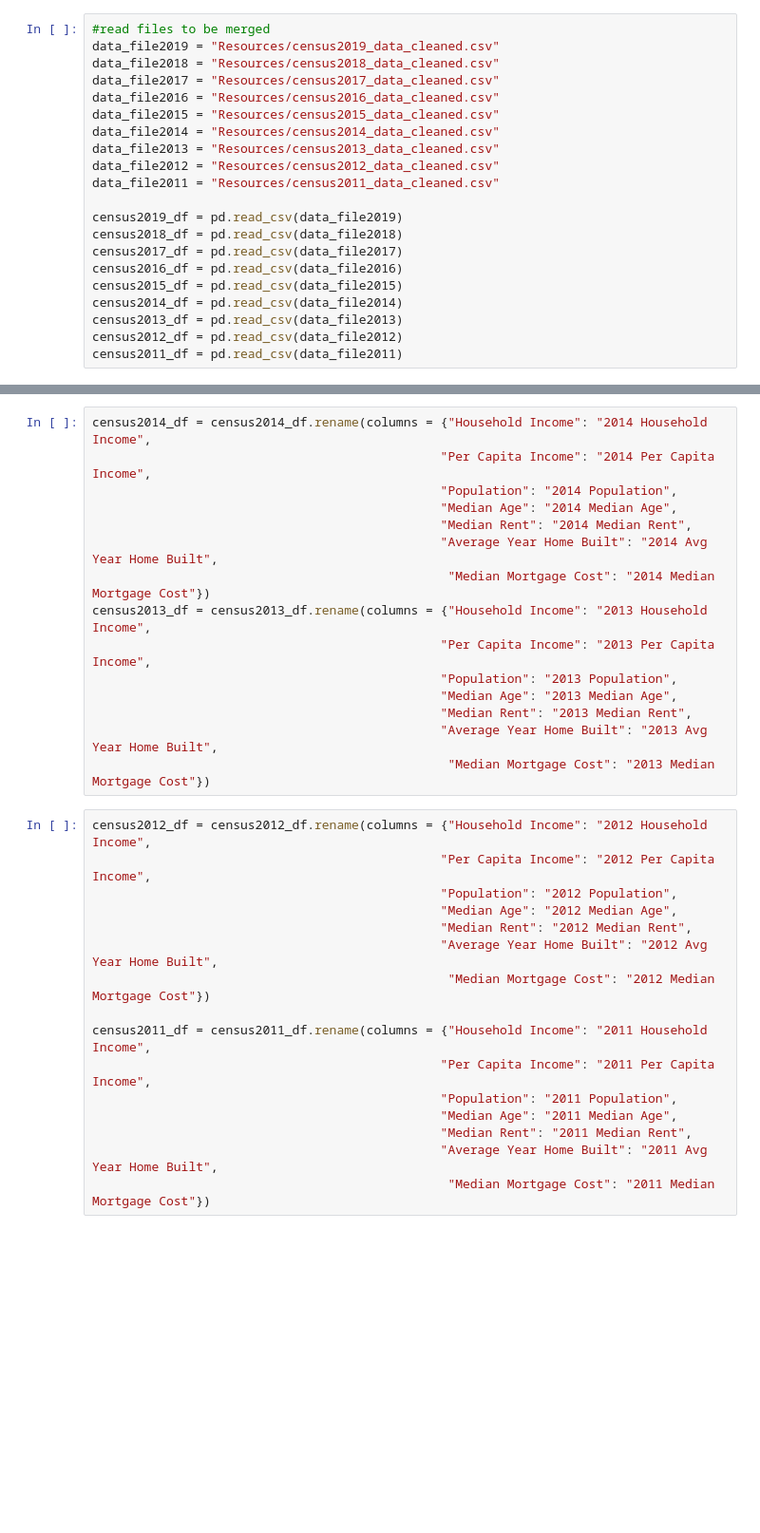
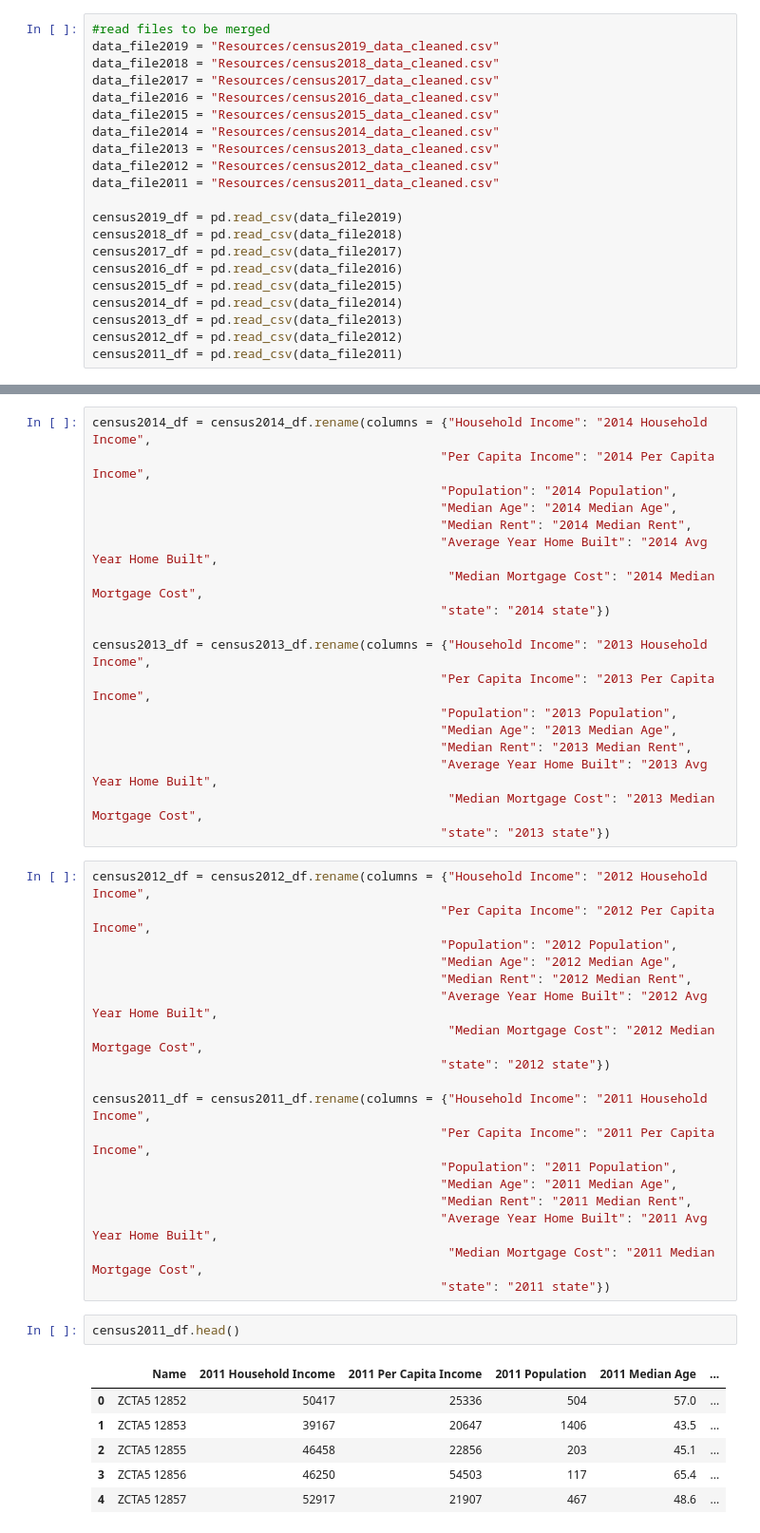
Before and after one commit to 104ambrown/A-Dictionary-of-Data-AnaLists, a Jupyter notebook: merged_census_database.ipynb, the cells around one changed output, grey strips where cells are left out. Shown at 95% size. Drawn from its saved outputs; the diff is of its cells as text; blank space fills up the shorter version.

```diff
--- a/merged_census_database.ipynb
+++ b/merged_census_database.ipynb
@@ -89,14 +94,17 @@ census2014_df = census2014_df.rename(columns = {"Household Income": "2014 Househ
                                                "Median Age": "2014 Median Age",
                                                "Median Rent": "2014 Median Rent",
                                                "Average Year Home Built": "2014 Avg Year Home Built",
-                                                "Median Mortgage Cost": "2014 Median Mortgage Cost"})
+                                                "Median Mortgage Cost": "2014 Median Mortgage Cost",
+                                               "state": "2014 state"})
+
 census2013_df = census2013_df.rename(columns = {"Household Income": "2013 Household Income",
                                                "Per Capita Income": "2013 Per Capita Income",
                                                "Population": "2013 Population",
                                                "Median Age": "2013 Median Age",
                                                "Median Rent": "2013 Median Rent",
                                                "Average Year Home Built": "2013 Avg Year Home Built",
-                                                "Median Mortgage Cost": "2013 Median Mortgage Cost"})
+                                                "Median Mortgage Cost": "2013 Median Mortgage Cost",
+                                               "state": "2013 state"})
 # %%
 census2012_df = census2012_df.rename(columns = {"Household Income": "2012 Household Income",
                                                "Per Capita Income": "2012 Per Capita Income",
@@ -104,7 +112,8 @@ census2012_df = census2012_df.rename(columns = {"Household Income": "2012 Househ
                                                "Median Age": "2012 Median Age",
                                                "Median Rent": "2012 Median Rent",
                                                "Average Year Home Built": "2012 Avg Year Home Built",
-                                                "Median Mortgage Cost": "2012 Median Mortgage Cost"})
+                                                "Median Mortgage Cost": "2012 Median Mortgage Cost",
+                                               "state": "2012 state"})
 
 census2011_df = census2011_df.rename(columns = {"Household Income": "2011 Household Income",
                                                "Per Capita Income": "2011 Per Capita Income",
@@ -112,7 +121,17 @@ census2011_df = census2011_df.rename(columns = {"Household Income": "2011 Househ
                                                "Median Age": "2011 Median Age",
                                                "Median Rent": "2011 Median Rent",
                                                "Average Year Home Built": "2011 Avg Year Home Built",
-                                                "Median Mortgage Cost": "2011 Median Mortgage Cost"})
+                                                "Median Mortgage Cost": "2011 Median Mortgage Cost",
+                                               "state": "2011 state"})
+# %%
+census2011_df.head()
+# %% [output]
+|  | Name | 2011 Household Income | 2011 Per Capita Income | 2011 Population | 2011 Median Age | ... |
+| 0 | ZCTA5 12852 | 50417 | 25336 | 504 | 57.0 | ... |
+| 1 | ZCTA5 12853 | 39167 | 20647 | 1406 | 43.5 | ... |
+| 2 | ZCTA5 12855 | 46458 | 22856 | 203 | 45.1 | ... |
+| 3 | ZCTA5 12856 | 46250 | 54503 | 117 | 65.4 | ... |
+| 4 | ZCTA5 12857 | 52917 | 21907 | 467 | 48.6 | ... |
 # %%
 #merging databases into one overall censuse database for 2011 thru 2019
 merged_census_df = pd.merge(census2019_df, census2018_df, on="Name")
```
Also changed, not shown: parts of 46 cells of this notebook.
